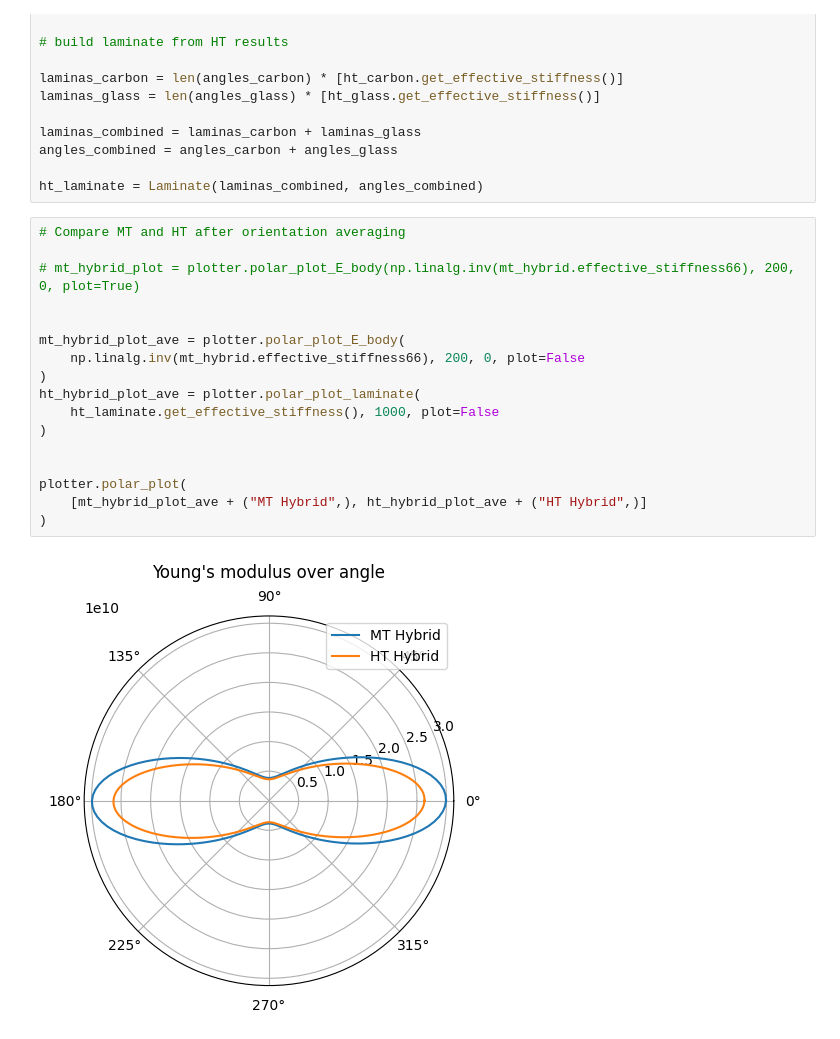
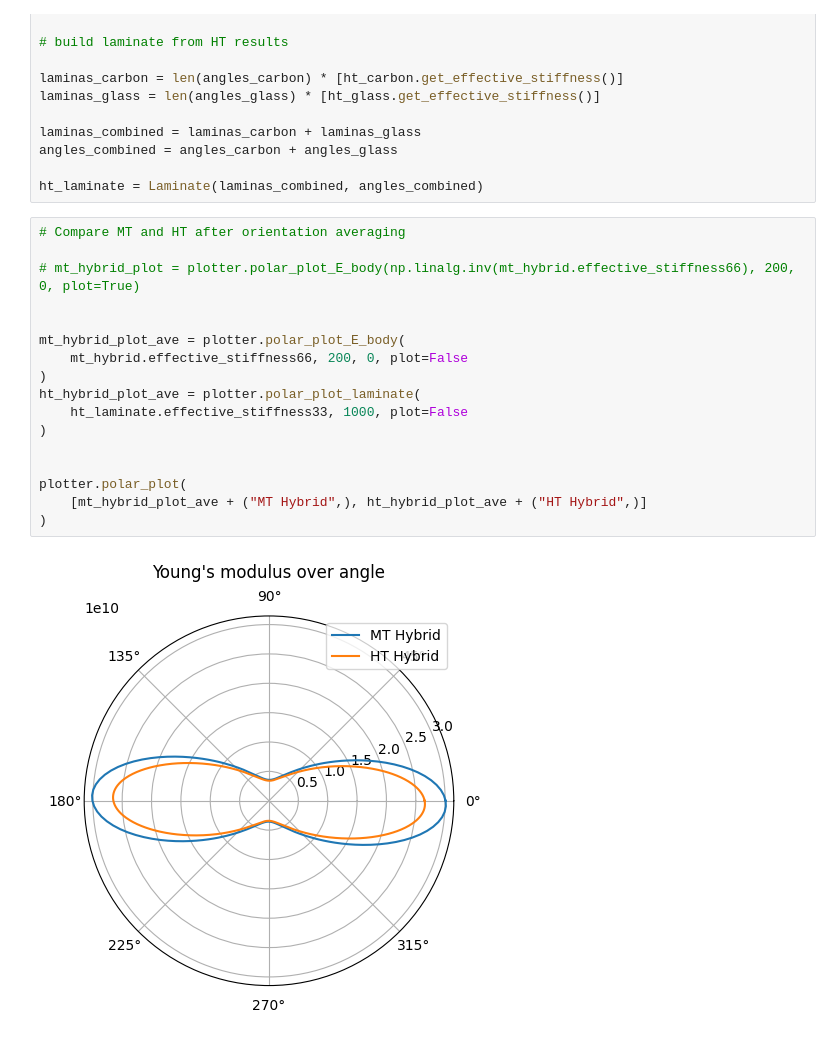
Before and after one commit to Extraweich/homopy, a Jupyter notebook: docs/source/examples/Interactive_hybrid.ipynb, the cells around one changed output. Saved outputs shown, nothing was run; the diff lists cells and outputs as text.

Commit message:
Stiffness_plotter now takes stiffness, not compliance

```diff
--- a/docs/source/examples/Interactive_hybrid.ipynb
+++ b/docs/source/examples/Interactive_hybrid.ipynb
@@ -232,22 +232,22 @@ ht_laminate = Laminate(laminas_combined, angles_combined)
 # %%
 # Compare MT and HT after orientation averaging
 
 # mt_hybrid_plot = plotter.polar_plot_E_body(np.linalg.inv(mt_hybrid.effective_stiffness66), 200, 0, plot=True)
 
 
 mt_hybrid_plot_ave = plotter.polar_plot_E_body(
-    np.linalg.inv(mt_hybrid.effective_stiffness66), 200, 0, plot=False
+    mt_hybrid.effective_stiffness66, 200, 0, plot=False
 )
 ht_hybrid_plot_ave = plotter.polar_plot_laminate(
-    ht_laminate.get_effective_stiffness(), 1000, plot=False
+    ht_laminate.effective_stiffness33, 1000, plot=False
 )
 
 
 plotter.polar_plot(
     [mt_hybrid_plot_ave + ("MT Hybrid",), ht_hybrid_plot_ave + ("HT Hybrid",)]
 )
 # %% [output]
-[figure, old version]
+[figure, new version]
 # %%
 """
 Same plot as above, just with %matplotlib inline.
```
Also changed, not shown: parts of 2 cells of this notebook, 4 other files.
